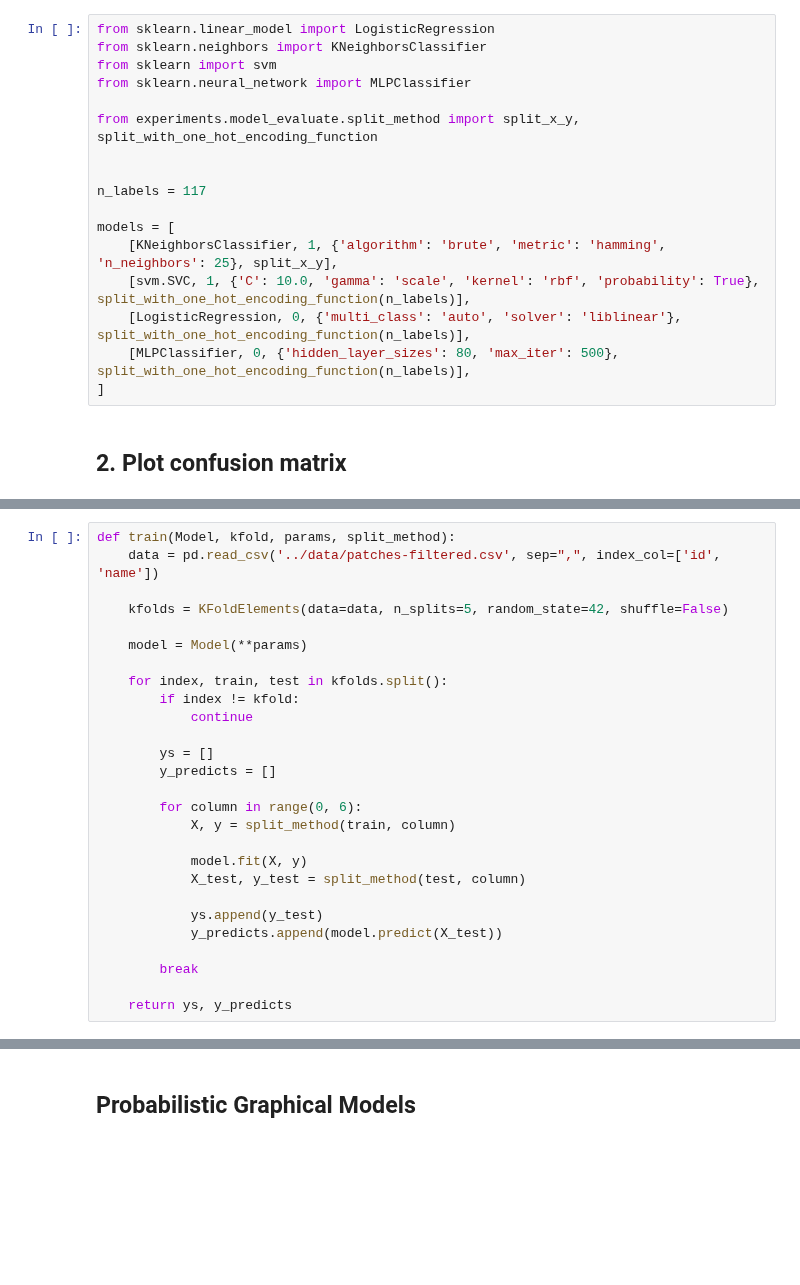
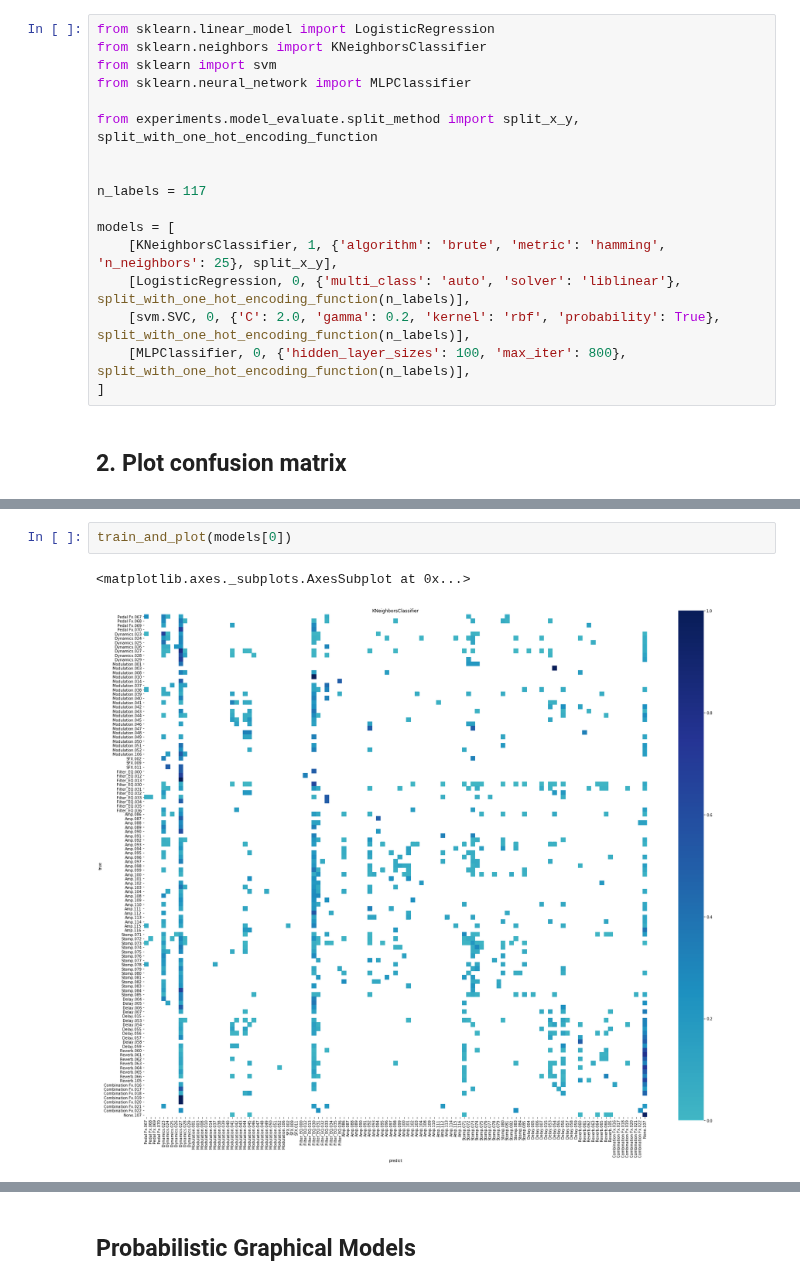
Before and after one commit to SrMouraSilva/RBM, a Jupyter notebook: experiments/notebooks/4.Confusion_Matrix.ipynb, the cells around one changed output, grey strips where cells are left out. Cells and saved outputs as stored; diff of their text form; blank space fills up the shorter version.

Commit message:
Add test NN and inspect something (see notebooks)

```diff
--- a/experiments/notebooks/4.Confusion_Matrix.ipynb
+++ b/experiments/notebooks/4.Confusion_Matrix.ipynb
@@ -48,9 +48,9 @@ n_labels = 117
 
 models = [
     [KNeighborsClassifier, 1, {'algorithm': 'brute', 'metric': 'hamming', 'n_neighbors': 25}, split_x_y],
-    [svm.SVC, 1, {'C': 10.0, 'gamma': 'scale', 'kernel': 'rbf', 'probability': True}, split_with_one_hot_encoding_function(n_labels)],
     [LogisticRegression, 0, {'multi_class': 'auto', 'solver': 'liblinear'}, split_with_one_hot_encoding_function(n_labels)],
-    [MLPClassifier, 0, {'hidden_layer_sizes': 80, 'max_iter': 500}, split_with_one_hot_encoding_function(n_labels)],
+    [svm.SVC, 0, {'C': 2.0, 'gamma': 0.2, 'kernel': 'rbf', 'probability': True}, split_with_one_hot_encoding_function(n_labels)],
+    [MLPClassifier, 0, {'hidden_layer_sizes': 100, 'max_iter': 800}, split_with_one_hot_encoding_function(n_labels)],
 ]
 # %% [markdown]
 ## 2. Plot confusion matrix
@@ -70,28 +99 @@ from experiments.other_models.utils import plot_confusion_matrix
-# %%
-def train(Model, kfold, params, split_method):
-    data = pd.read_csv('../data/patches-filtered.csv', sep=",", index_col=['id', 'name'])
-
-    kfolds = KFoldElements(data=data, n_splits=5, random_state=42, shuffle=False)
-
-    model = Model(**params)
-
-    for index, train, test in kfolds.split():
-        if index != kfold:
-            continue
-
-        ys = []
-        y_predicts = []
-
-        for column in range(0, 6):
-            X, y = split_method(train, column)
-
-            model.fit(X, y)
-            X_test, y_test = split_method(test, column)
-
-            ys.append(y_test)
-            y_predicts.append(model.predict(X_test))
-
-        break
-
-    return ys, y_predicts
 # %%
@@ -135,0 +125,5 @@ ax = plot_confusion_matrix(models[3][0].__name__, ys, y_predicts, categories.id,
+# %%
+train_and_plot(models[0])
+# %% [output]
+<matplotlib.axes._subplots.AxesSubplot at 0x...>
+[figure, added]
```
Also changed, not shown: parts of 12 cells of this notebook, 14 other files.
